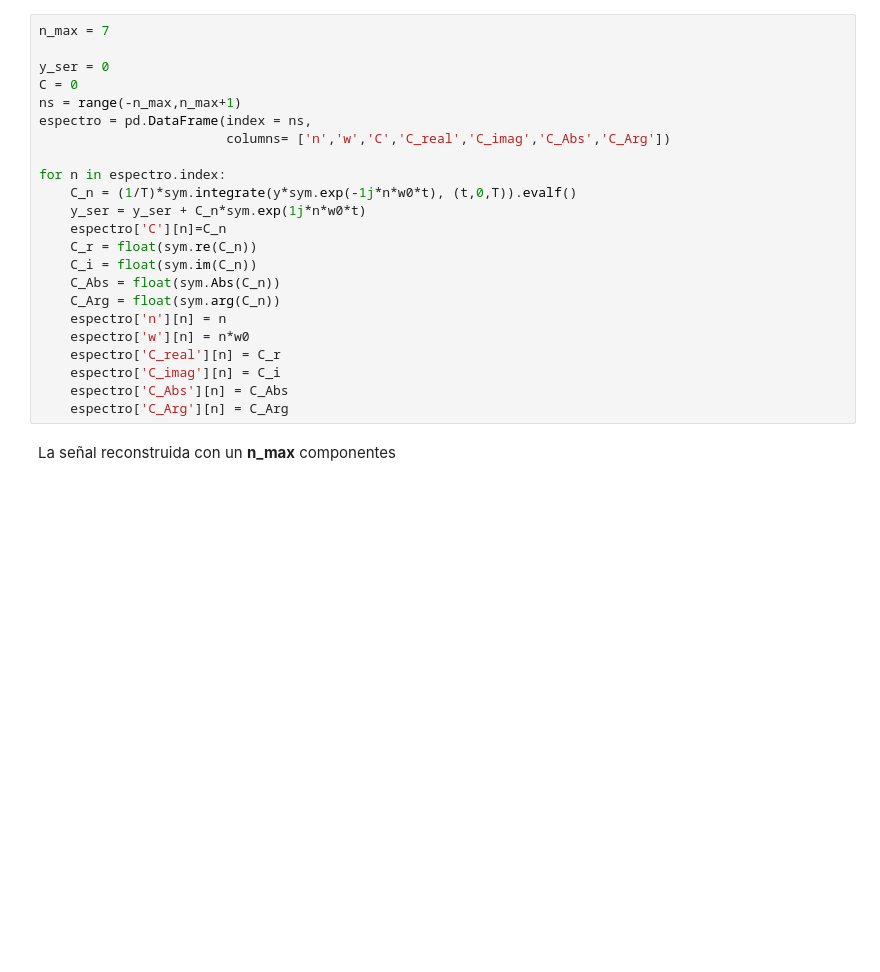
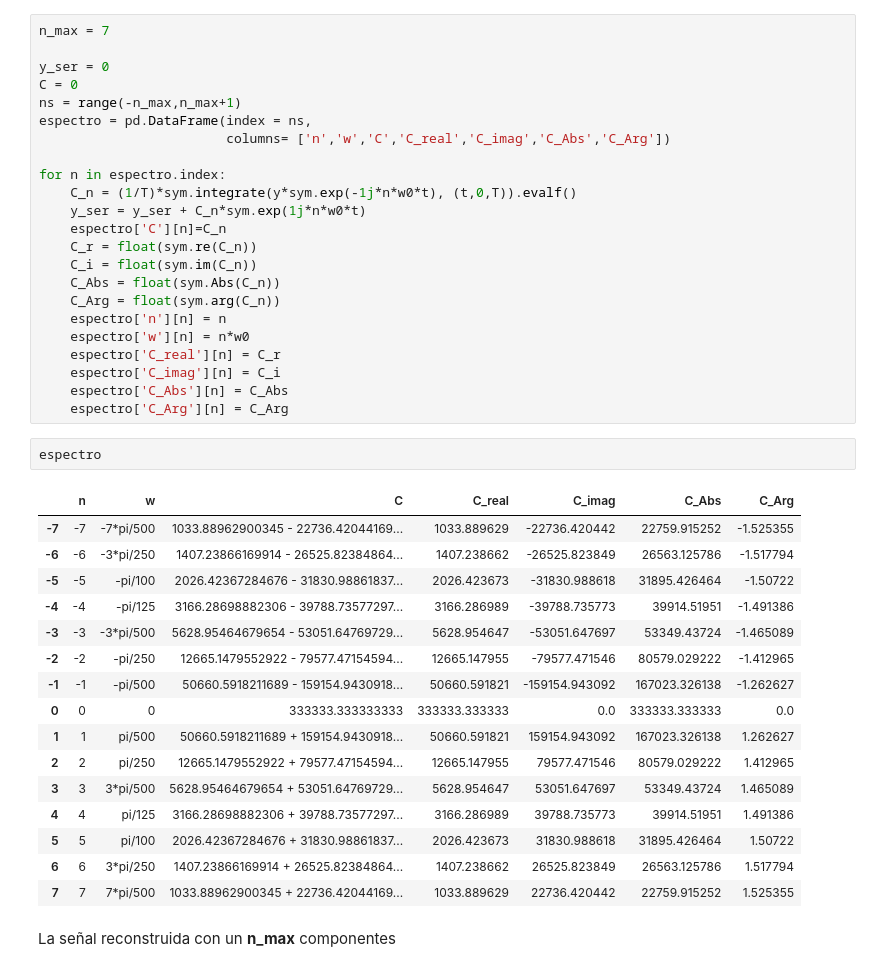
Before and after one commit to pierrediazp/Se-ales_y_Sistemas, a Jupyter notebook: 04_Series_de_Fourier.ipynb, the cells around one changed output. Cells and saved outputs as stored; diff of their text form; blank space fills up the shorter version.

```diff
--- a/04_Series_de_Fourier.ipynb
+++ b/04_Series_de_Fourier.ipynb
@@ -155,6 +164,25 @@ for n in espectro.index:
     espectro['C_imag'][n] = C_i
     espectro['C_Abs'][n] = C_Abs
     espectro['C_Arg'][n] = C_Arg
+# %%
+espectro
+# %% [output]
+|  | n | w | C | C_real | C_imag | C_Abs | C_Arg |
+| -7 | -7 | -7*pi/500 | 1033.88962900345 - 22736.42044169... | 1033.889629 | -22736.420442 | 22759.915252 | -1.525355 |
+| -6 | -6 | -3*pi/250 | 1407.23866169914 - 26525.82384864... | 1407.238662 | -26525.823849 | 26563.125786 | -1.517794 |
+| -5 | -5 | -pi/100 | 2026.42367284676 - 31830.98861837... | 2026.423673 | -31830.988618 | 31895.426464 | -1.50722 |
+| -4 | -4 | -pi/125 | 3166.28698882306 - 39788.73577297... | 3166.286989 | -39788.735773 | 39914.51951 | -1.491386 |
+| -3 | -3 | -3*pi/500 | 5628.95464679654 - 53051.64769729... | 5628.954647 | -53051.647697 | 53349.43724 | -1.465089 |
+| -2 | -2 | -pi/250 | 12665.1479552922 - 79577.47154594... | 12665.147955 | -79577.471546 | 80579.029222 | -1.412965 |
+| -1 | -1 | -pi/500 | 50660.5918211689 - 159154.9430918... | 50660.591821 | -159154.943092 | 167023.326138 | -1.262627 |
+| 0 | 0 | 0 | 333333.333333333 | 333333.333333 | 0.0 | 333333.333333 | 0.0 |
+| 1 | 1 | pi/500 | 50660.5918211689 + 159154.9430918... | 50660.591821 | 159154.943092 | 167023.326138 | 1.262627 |
+| 2 | 2 | pi/250 | 12665.1479552922 + 79577.47154594... | 12665.147955 | 79577.471546 | 80579.029222 | 1.412965 |
+| 3 | 3 | 3*pi/500 | 5628.95464679654 + 53051.64769729... | 5628.954647 | 53051.647697 | 53349.43724 | 1.465089 |
+| 4 | 4 | pi/125 | 3166.28698882306 + 39788.73577297... | 3166.286989 | 39788.735773 | 39914.51951 | 1.491386 |
+| 5 | 5 | pi/100 | 2026.42367284676 + 31830.98861837... | 2026.423673 | 31830.988618 | 31895.426464 | 1.50722 |
+| 6 | 6 | 3*pi/250 | 1407.23866169914 + 26525.82384864... | 1407.238662 | 26525.823849 | 26563.125786 | 1.517794 |
+| 7 | 7 | 7*pi/500 | 1033.88962900345 + 22736.42044169... | 1033.889629 | 22736.420442 | 22759.915252 | 1.525355 |
 # %% [markdown]
 La señal reconstruida con un **n_max** componentes
 # %%
```
Also changed, not shown: parts of 5 cells of this notebook, 5 other files.
